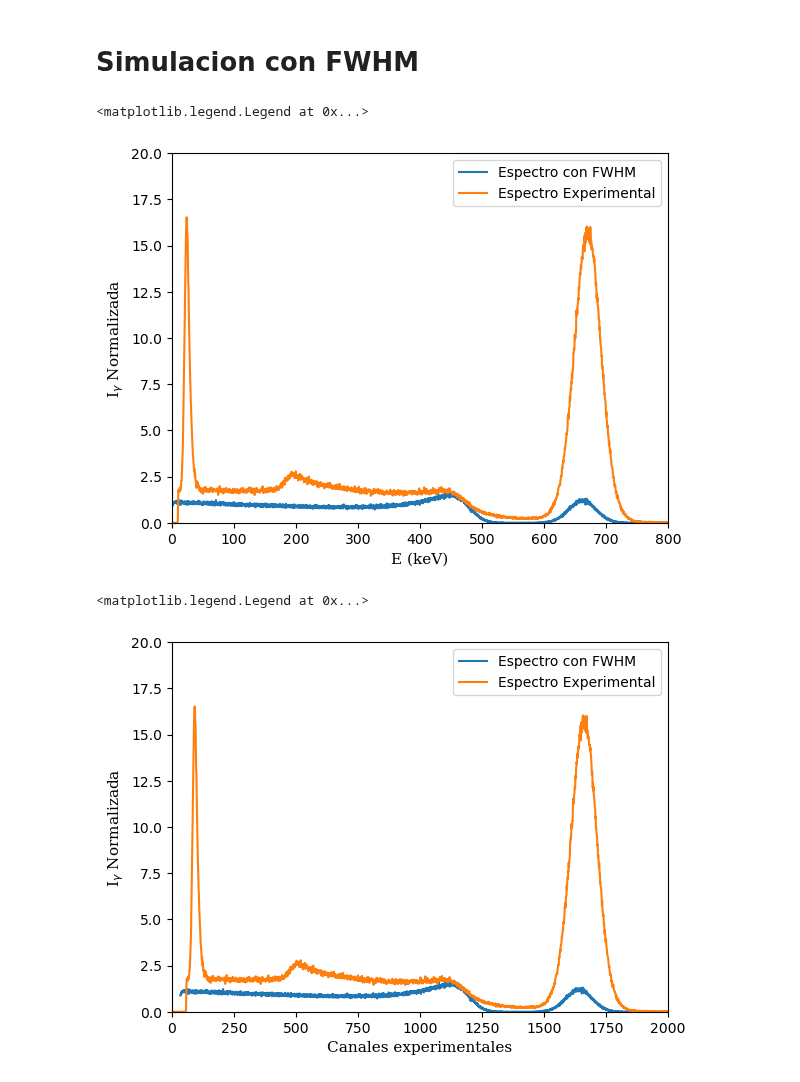
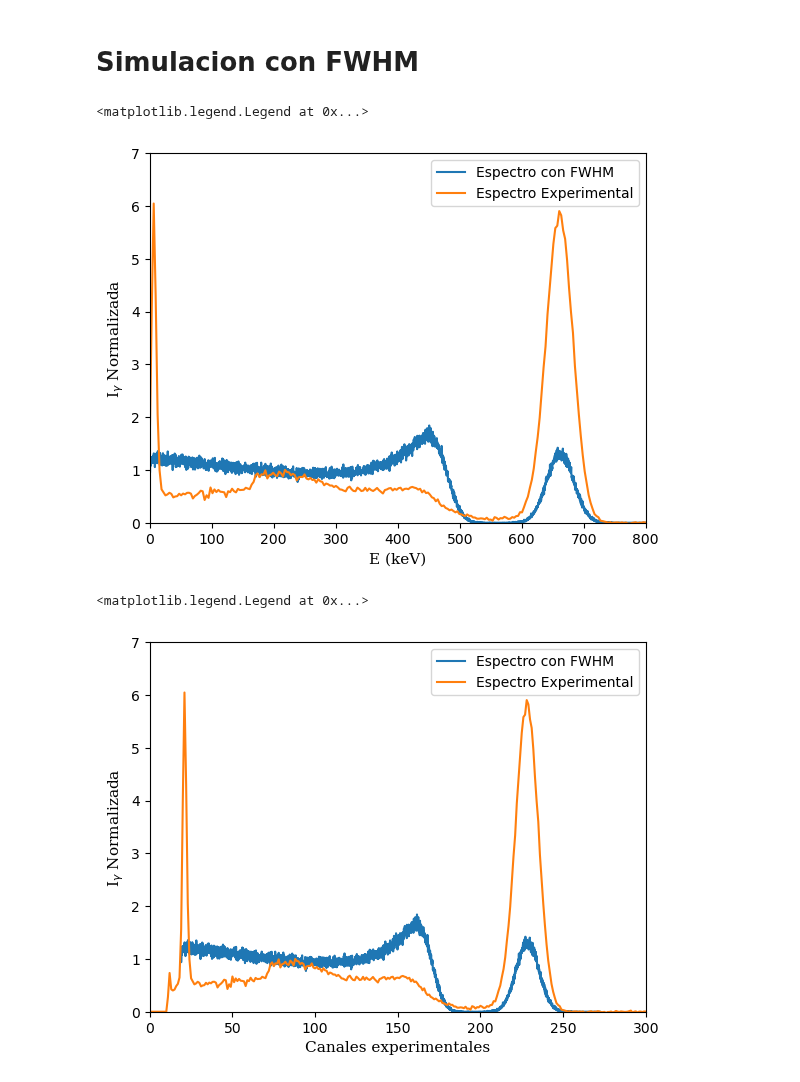
Before and after one commit to juan3ltran/Instrumentacion_Nuclear, a Jupyter notebook: simul_final/final.ipynb, the cells around one changed output. Cells and saved outputs as stored; diff of their text form; code cells hidden in the pictures.

```diff
--- a/simul_final/final.ipynb
+++ b/simul_final/final.ipynb
@@ -186,50 +186,57 @@ def simul_con_FWHM(N_fotones):
     return Energias,cuentas
 # %%
 x,y=simul_con_FWHM(1e6)
-# %%
-df = pd.read_csv("./Cs137_5minNaI.csv")
-canal = df["canal"]
-cuentas = df["cuentas"]
-def E_exp(canal):
-    return 0.412*canal-14
-
-def canals(E):
-    return (E+14)/0.412
+# %%
+
+
+Cs137=pd.read_table("./NaI_137Cs_600s.dat",sep="\s+")
+
+Fondo_600s=pd.read_table("./NaI_Fondo_600s.dat",sep="\s+")
+
+Fondo6y=Fondo_600s.cuentas
+
+canal=Fondo_600s.canal
+cuentas=Cs137.cuentas-Fondo6y
+def E_exp(canal):
+    return 3.16*canal-60
+
+def canals(E):
+    return (E+60)/3.16
 # %%
 y=y/y[int(4*E_c)]#Normalizar el espectro simulado
 plt.plot(x,y,label="Espectro con FWHM")
 plt.xlim(0,800)
-plt.ylim(0,20)
+plt.ylim(0,7)
 plt.xlabel("E (keV)", fontsize=11,family="serif")
 plt.ylabel("I$_\gamma$ Normalizada", fontsize=11,family="serif")
 
 
 Energia_exp=E_exp(canal) #Conversión a enrgía del espectro observado
-cuentas/=cuentas[int(canals(E_c))]
+cuentas/=cuentas[int(canals(100)):int(canals(500))].max()
 
 plt.plot(Energia_exp,cuentas,label="Espectro Experimental")
 plt.legend()
 # %% [output]
 <matplotlib.legend.Legend at 0x...>
-[figure, old version]
+[figure, new version]
 # %%
 
 x1=canals(x)
-canal = df["canal"]
-cuentas = df["cuentas"]
-y#Normalizar el espectro simulado
+canal=Fondo_600s.canal
+cuentas=Cs137.cuentas-Fondo6y
+cuentas/=cuentas[50:200].max()
 plt.plot(x1[1:],y[1:],label="Espectro con FWHM")
-plt.xlim(0,2000)
-plt.ylim(0,20)
+plt.xlim(0,300)
+plt.ylim(0,7)
 plt.xlabel("Canales experimentales", fontsize=11,family="serif")
 plt.ylabel("I$_\gamma$ Normalizada", fontsize=11,family="serif")
 
 
 
 #cuentas/=cuentas
 
 plt.plot(canal,cuentas,label="Espectro Experimental")
 plt.legend()
 # %% [output]
 <matplotlib.legend.Legend at 0x...>
-[figure, old version]
+[figure, new version]
```
Also changed, not shown: parts of 2 cells of this notebook, 3 other files.
